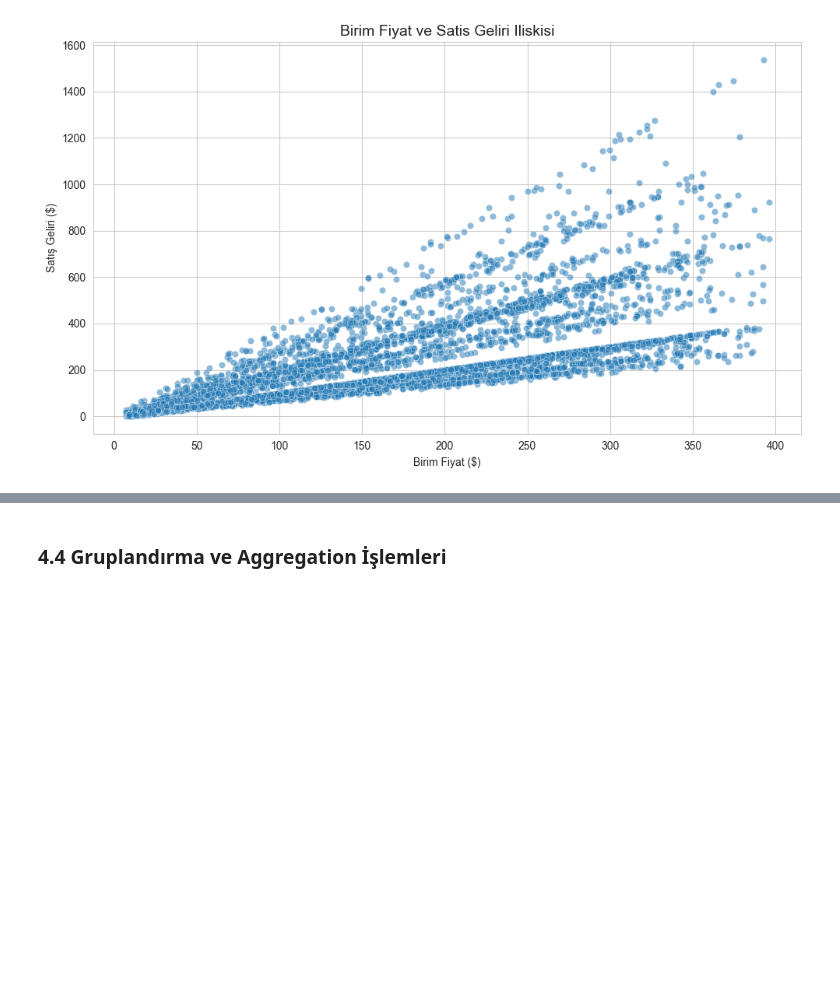
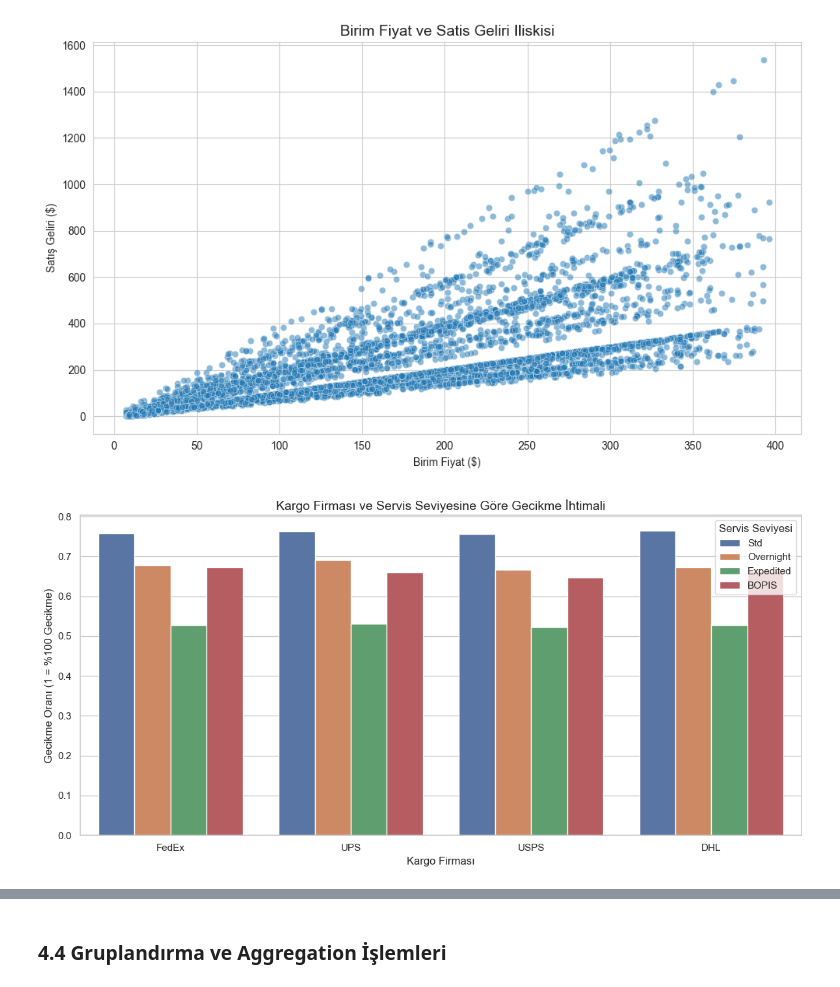
Before and after one commit to Rtur2003/Rtur2003-Data-Science---Python, a Jupyter notebook: Deneme.ipynb, the cells around one changed output, grey strips where cells are left out. Saved outputs shown, nothing was run; the diff lists cells and outputs as text; code cells hidden in the pictures; blank space fills up the shorter version.

```diff
--- a/Deneme.ipynb
+++ b/Deneme.ipynb
@@ -462,3 +460,16 @@ plt.tight_layout()
 plt.show()
 # %% [output]
 [figure]
+# %%
+# Kargo Firmasına Göre Gecikme Oranları (Bar Plot)
+plt.figure(figsize=(12, 6))
+# Sadece gecikenleri değil, genel ortalamayı görmek için:
+sns.barplot(data=df, x='Carrier', y='Is_Late', hue='ServiceLevel', errorbar=None)
+plt.title('Kargo Firması ve Servis Seviyesine Göre Gecikme İhtimali', fontsize=14)
+plt.ylabel('Gecikme Oranı (1 = %100 Gecikme)')
+plt.xlabel('Kargo Firması')
+plt.legend(title='Servis Seviyesi')
+plt.tight_layout()
+plt.show()
+# %% [output]
+[figure, added]
```
Also changed, not shown: parts of 9 cells of this notebook.
